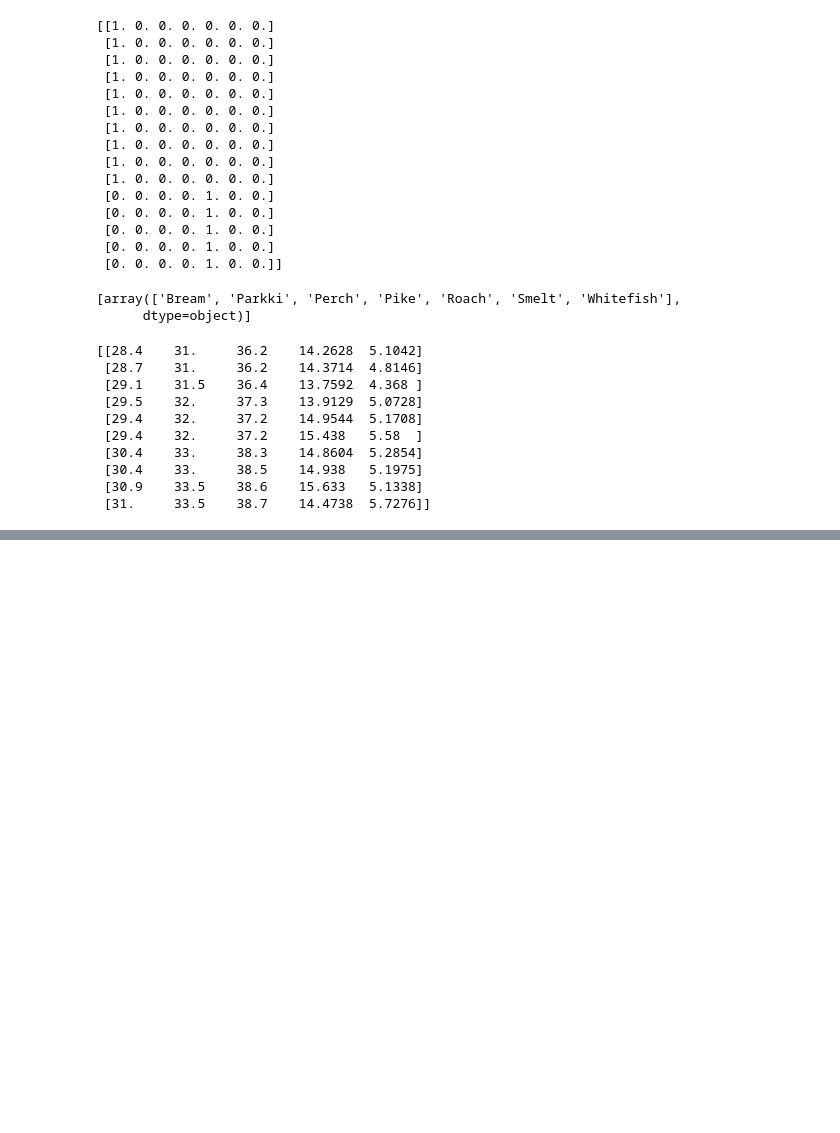
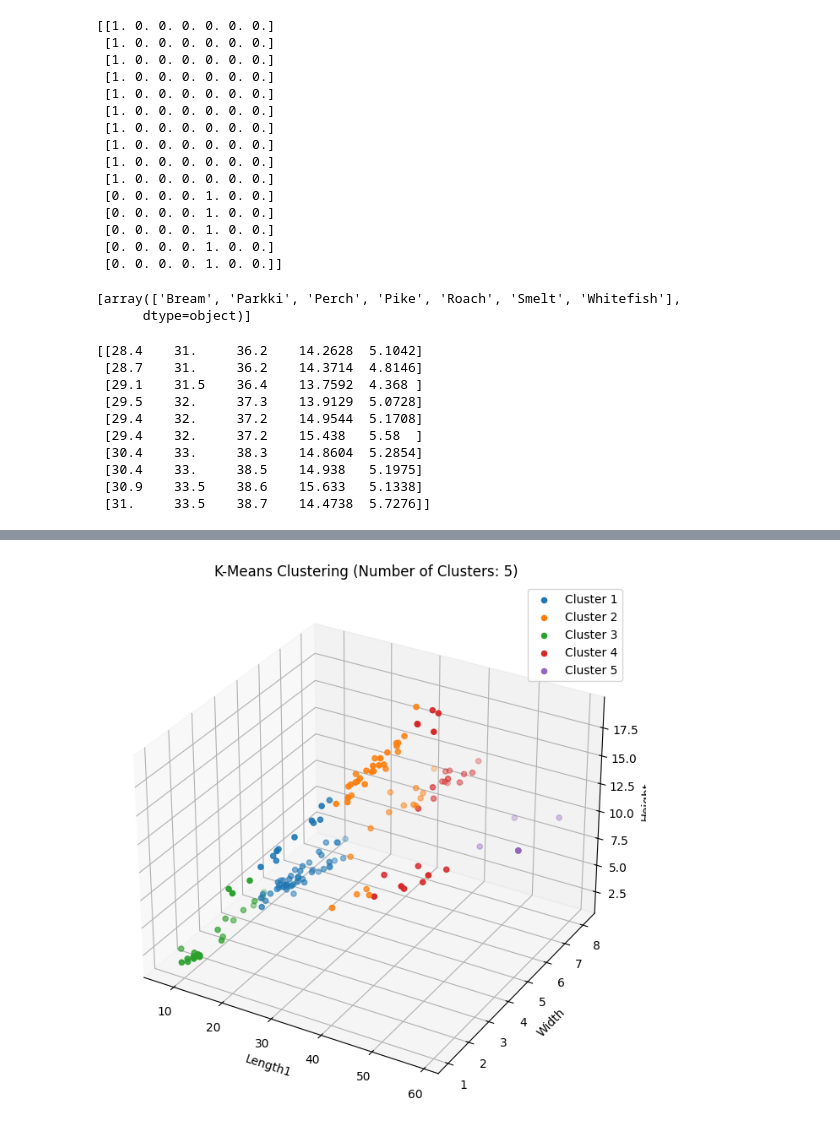
Before and after one commit to marius2347/Fish-Market-Dataset-Linear-Regression-ML, a Jupyter notebook: fish_market.ipynb, the cells around one changed output, grey strips where cells are left out. Cells and saved outputs as stored; diff of their text form; code cells hidden in the pictures; blank space fills up the shorter version.

```diff
--- a/fish_market.ipynb
+++ b/fish_market.ipynb
@@ -318,0 +365,11 @@ print(X[10:20]) # Lenght1, Lenght2, Lenght3, Height & Width
+# %%
+# determine the number of clusters
+numClusters = 5
+
+# initialize K-Means Model
+kmeans = KMeans(n_clusters = numClusters, random_state = 42)
+# %%
+# train the model and add the weight to the original dataset
+fishMarket['weight'] = kmeans.fit_predict(X)
+
+fishMarket.sample(5)
@@ -318,0 +383,19 @@ print(X[10:20]) # Lenght1, Lenght2, Lenght3, Height & Width
+# %%
+# plot the clusters
+fig = plt.figure(figsize=(8, 10))
+ax = fig.add_subplot(111, projection='3d')
+
+for cluster in range(numClusters):
+    cluster_points = fishMarket[fishMarket['weight'] == cluster]
+    ax.scatter(cluster_points['Length1'], cluster_points['Width'],  cluster_points['Height'], label=f'Cluster {cluster + 1}')
+
+ax.set_xlabel('Length1')
+ax.set_ylabel('Width')
+ax.set_zlabel('Height')
+ax.set_title(f'K-Means Clustering (Number of Clusters: {numClusters})')
+
+plt.legend()
+plt.show()
+plt.show()
+# %% [output]
+[figure, added]
```
Also changed, not shown: parts of 6 cells of this notebook, 1 other file.
